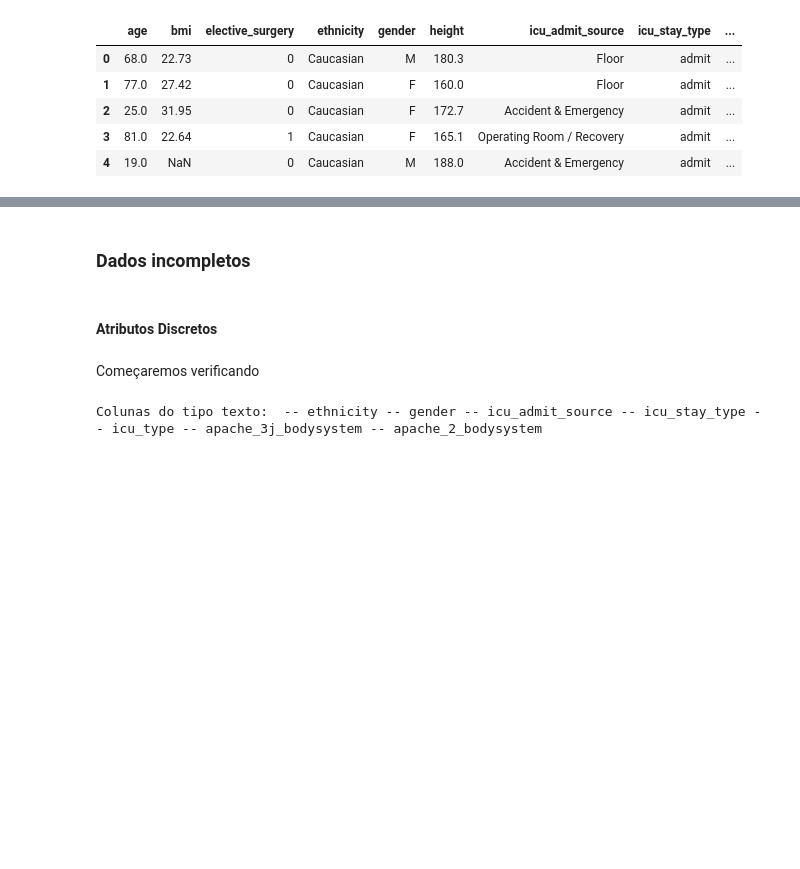
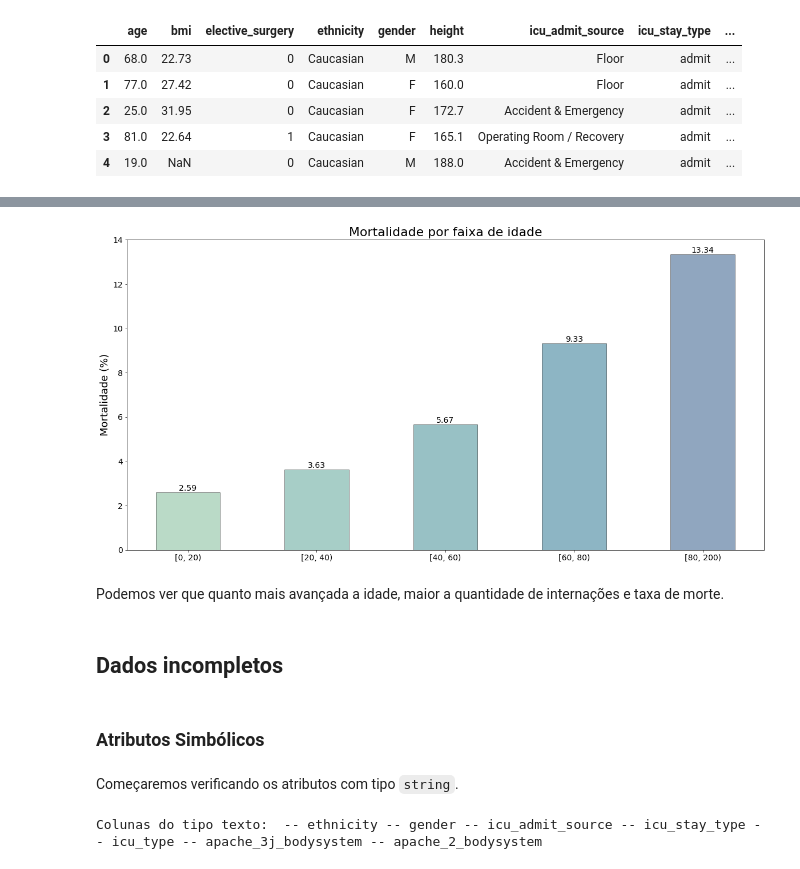
Before and after one commit to TheDramaturgy/ArtificialInteligence, a Jupyter notebook: TrabalhoRedesNeurais/02_analise.ipynb, the cells around one changed output, grey strips where cells are left out. Cells and saved outputs as stored; diff of their text form; code cells hidden in the pictures; blank space fills up the shorter version.

```diff
--- a/TrabalhoRedesNeurais/02_analise.ipynb
+++ b/TrabalhoRedesNeurais/02_analise.ipynb
@@ -91,9 +109,38 @@ fig.savefig('transacoes_fraudulentas_por_hora.jpg')
+# %%
+# Apenas informações de pessoas com óbito
+death_data = age_data.loc[data['hospital_death'] == 1]
+
+# Calculo da taxa de morte por faixa de idade
+death_ratio_age_range = []
+for age_range_info in age_correlation:
+    qtd_death = age_range_info[1]
+    total = age_range_info[0] + age_range_info[1]
+    death_ratio_age_range.append(qtd_death / total)
+
+# Atribuição de dados para o gráfico
+x_data = ["[0, 20)", "[20, 40)", "[40, 60)", "[60, 80)", "[80, 200)"]
+y_data = [round(value * 100, 2) for value in death_ratio_age_range]
+colors = seaborn.color_palette('crest', n_colors=len(x_data))
+
+# Criação do gráfico
+fig, ax = plt.subplots(figsize=(20, 10))
+bar = ax.bar(x_data, y_data, color=colors, width=0.5, align='center', alpha=0.5, edgecolor='black')
+ax.bar_label(bar, fontsize=14)
+ax.tick_params(axis='both', labelsize=14)
+ax.set_title('Mortalidade por faixa de idade', fontsize=22)
+ax.set_ylabel('Mortalidade (%)', fontsize=18)
+fig.savefig('mortalidade_idade.png')
+plt.show()
+# %% [output]
+[figure, added]
+# %% [markdown]
+Podemos ver que quanto mais avançada a idade, maior a quantidade de internações e taxa de morte.
 # %% [markdown]
-### Dados incompletos
+## Dados incompletos
 # %% [markdown]
-#### Atributos Discretos
+### Atributos Simbólicos
-# %% [markdown]
-Começaremos verificando
+# %% [markdown]
+Começaremos verificando os atributos com tipo ``string``.
 # %%
 print('Colunas do tipo texto: ', *data.select_dtypes(include=['object']).columns.tolist(), sep=' -- ')
 # %% [output]
```
Also changed, not shown: parts of 57 cells of this notebook.
